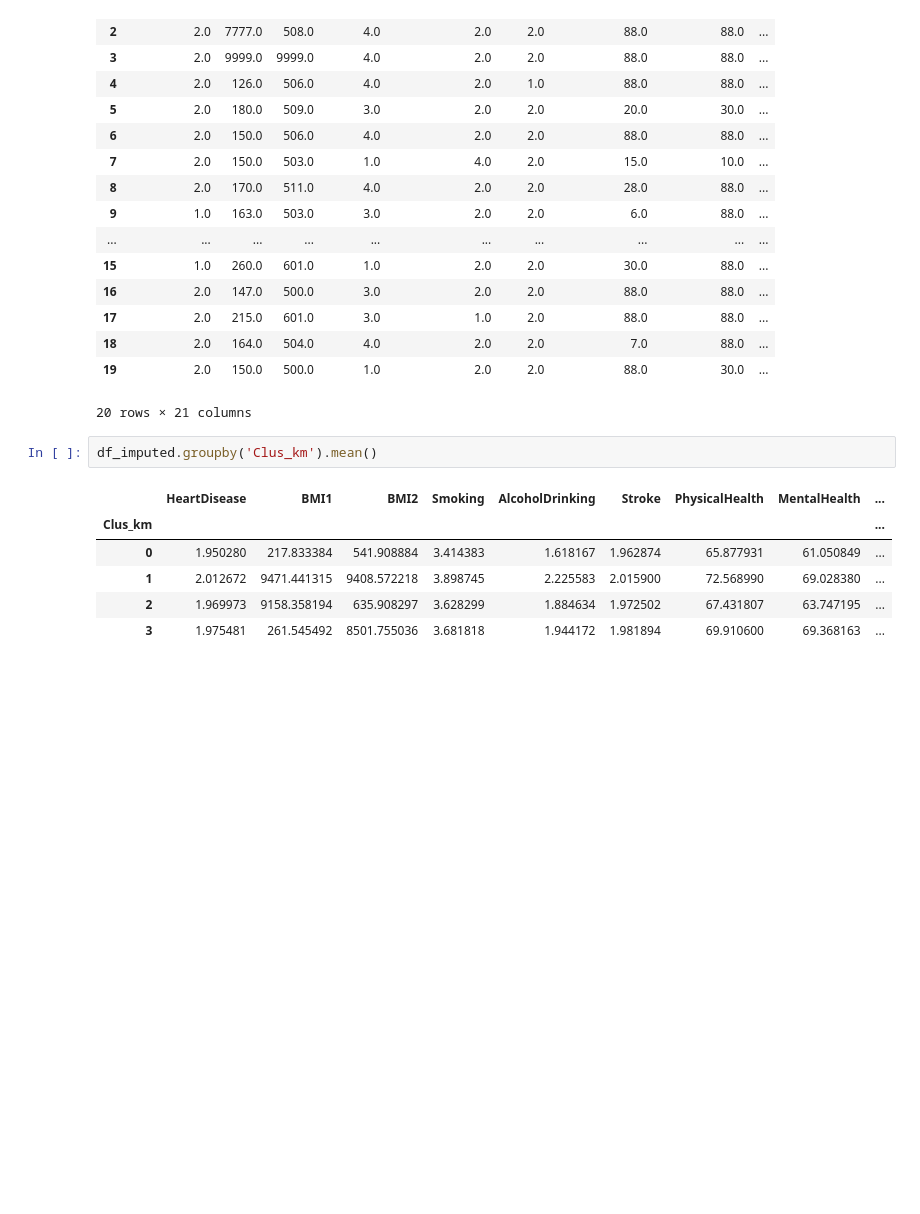
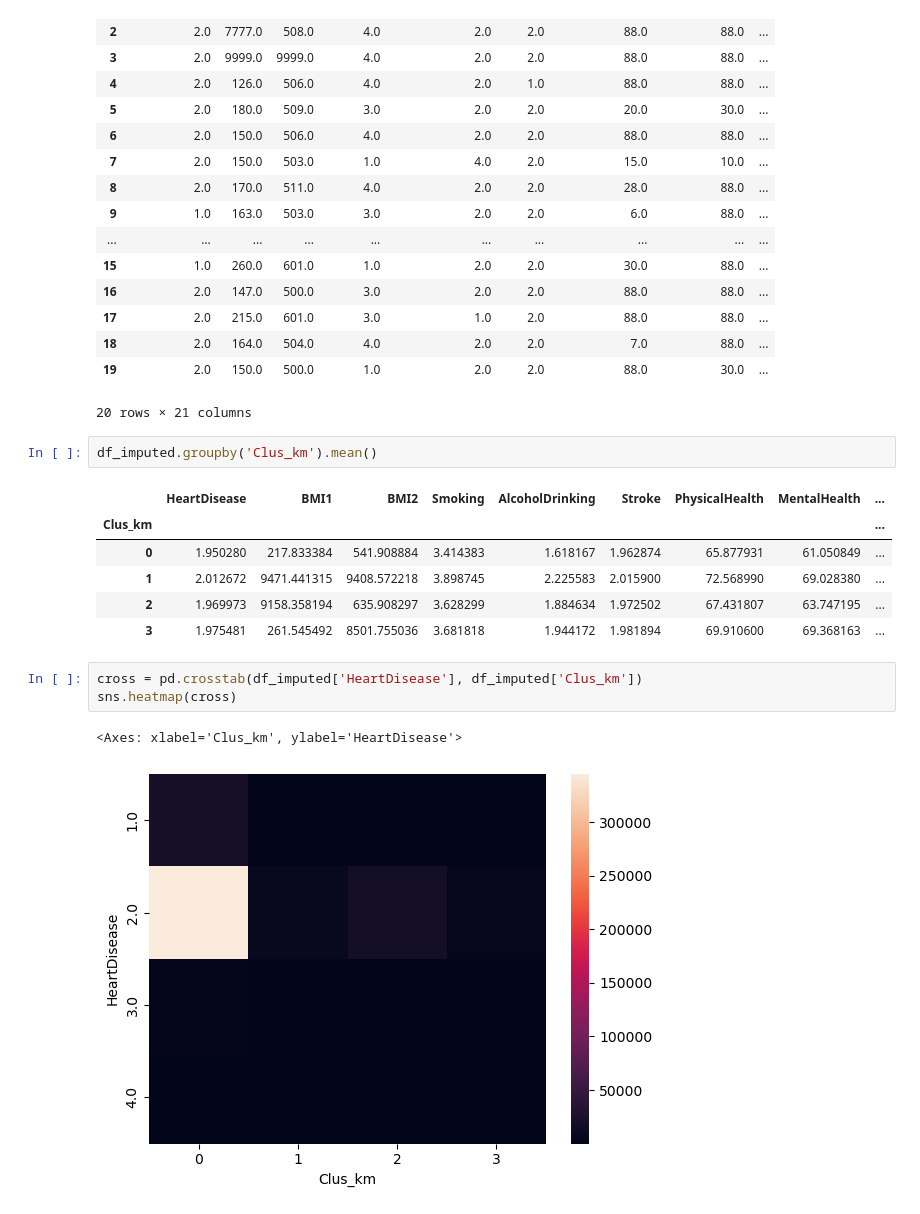
Before and after one commit to yahyamomtaz/Heart-Attack-Project, a Jupyter notebook: heart-attack-complete-project.ipynb, the cells around one changed output. Cells and saved outputs as stored; diff of their text form; blank space fills up the shorter version.

Commit message:
heatmap added

```diff
--- a/heart-attack-complete-project.ipynb
+++ b/heart-attack-complete-project.ipynb
@@ -343,3 +344,9 @@ df_imputed.groupby('Clus_km').mean()
 | 1 | 2.012672 | 9471.441315 | 9408.572218 | 3.898745 | 2.225583 | 2.015900 | 72.568990 | 69.028380 | ... |
 | 2 | 1.969973 | 9158.358194 | 635.908297 | 3.628299 | 1.884634 | 1.972502 | 67.431807 | 63.747195 | ... |
 | 3 | 1.975481 | 261.545492 | 8501.755036 | 3.681818 | 1.944172 | 1.981894 | 69.910600 | 69.368163 | ... |
+# %%
+cross = pd.crosstab(df_imputed['HeartDisease'], df_imputed['Clus_km'])
+sns.heatmap(cross)
+# %% [output]
+<Axes: xlabel='Clus_km', ylabel='HeartDisease'>
+[figure, added]
```
Also changed, not shown: parts of 1 cell of this notebook.
